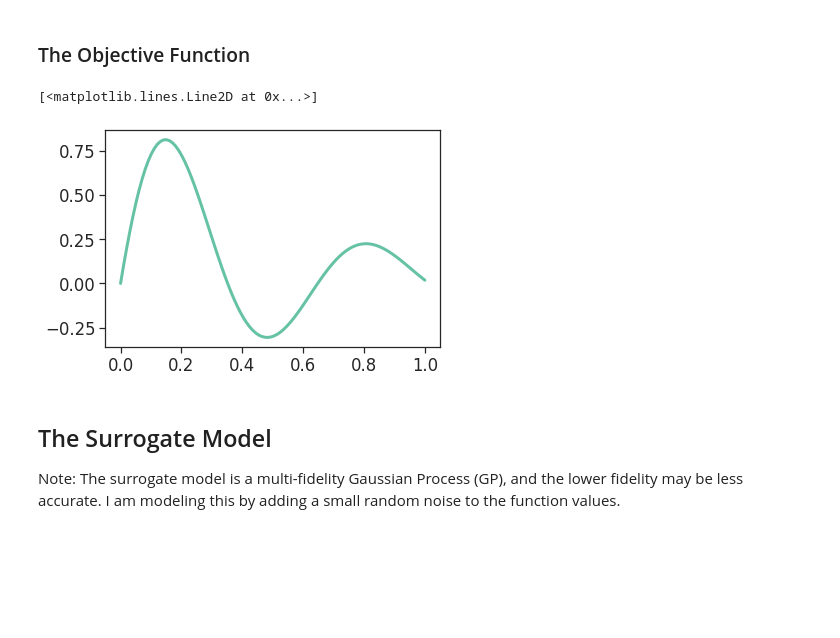
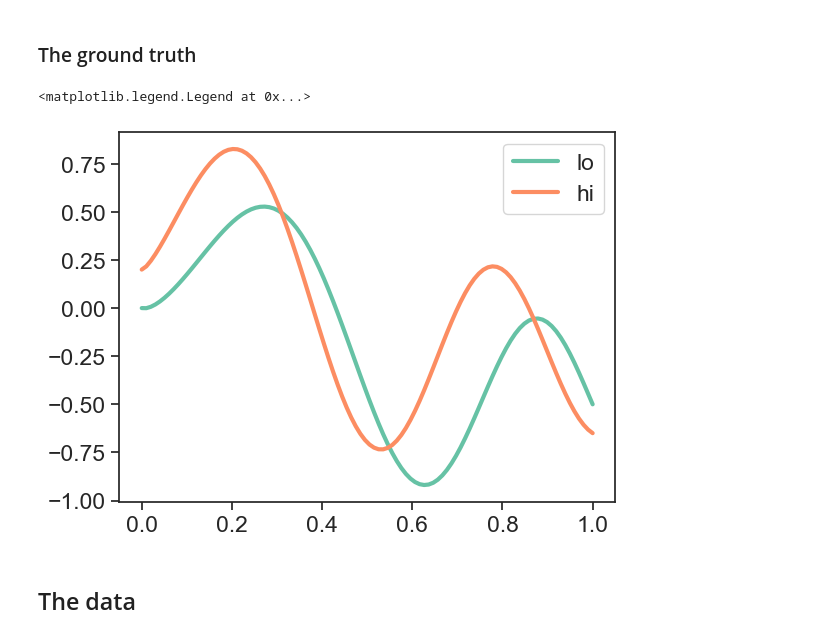
Before and after one commit to SimonEnsemble/multi-fidelity-BO-of-COFs-for-Xe-Kr-seps, a Jupyter notebook: figs/figure_1/synthetic_mfbo_example.ipynb, the cells around one changed output. Saved outputs shown, nothing was run; the diff lists cells and outputs as text; code cells hidden in the pictures; blank space fills up the shorter version.

```diff
--- a/figs/figure_1/synthetic_mfbo_example.ipynb
+++ b/figs/figure_1/synthetic_mfbo_example.ipynb
@@ -39,2 +42,24 @@ save_fig = False
+# %% [markdown]
+### The ground truth
+# %%
+def f_true(x, l):
+    # low-fidelity
+    if l < 1/2:
+        return - x / (1 + x ) + np.sin(3 * x **1.5 *math.pi)*np.exp(-x)
+    # high-fidelity
+    else:
+        return - x / (1 + x ) + np.sin(3.4 * x **1.3 *math.pi)*np.exp(-x)+ 0.2
+
+ground_x = torch.linspace(0, 1, 100)
+ground_y_lo = f_true(ground_x, 1/3)
+ground_y_hi = f_true(ground_x, 2/3)
+
+plt.figure()
+plt.plot(ground_x, ground_y_lo, label="lo")
+plt.plot(ground_x, ground_y_hi, label="hi")
+plt.legend()
+# %% [output]
+<matplotlib.legend.Legend at 0x...>
+[figure, added]
 # %% [markdown]
-### The Objective Function
+## The data
@@ -47,10 +65,0 @@ ground_y = f(ground_x)
-# %%
-plt.figure()
-plt.plot(ground_x, ground_y)
-# %% [output]
-[<matplotlib.lines.Line2D at 0x...>]
-[figure, removed]
-# %% [markdown]
-## The Surrogate Model
-
-Note: The surrogate model is a multi-fidelity Gaussian Process (GP), and the lower fidelity may be less accurate. I am modeling this by adding a small random noise to the function values.
```
Also changed, not shown: parts of 19 cells of this notebook.
